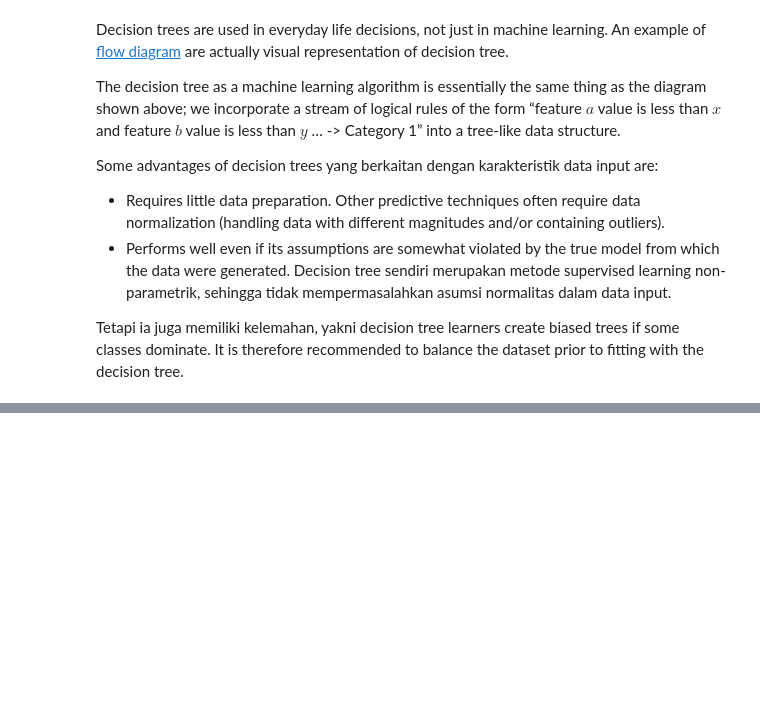
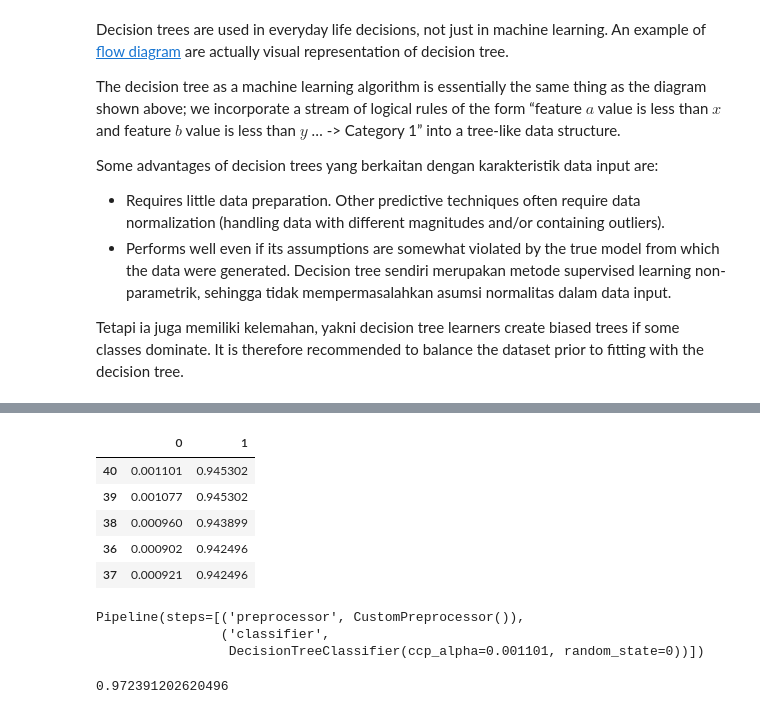
Before and after one commit to garudapaksi-yusuf/Iranian_Telecom_Churn, a Jupyter notebook: notebook/notebook.ipynb, the cells around one changed output, grey strips where cells are left out. Drawn from its saved outputs; the diff is of its cells as text; code cells hidden in the pictures; blank space fills up the shorter version.

```diff
--- a/notebook/notebook.ipynb
+++ b/notebook/notebook.ipynb
@@ -1496,3 +1543,43 @@ Pipeline(steps=[('preprocessor', CustomPreprocessor()),
+# %%
+pd.DataFrame(
+    [ccp_alphas[2:-1], test_scores]
+).T.sort_values(by=1, ascending=False).head()
+# %% [output]
+|  | 0 | 1 |
+| 40 | 0.001101 | 0.945302 |
+| 39 | 0.001077 | 0.945302 |
+| 38 | 0.000960 | 0.943899 |
+| 36 | 0.000902 | 0.942496 |
+| 37 | 0.000921 | 0.942496 |
+# %%
+from sklearn import tree
+from sklearn.pipeline import Pipeline
+
+dt_classifier = tree.DecisionTreeClassifier(
+    ccp_alpha=0.001101,
+    random_state=arbitrary_random_state
+)
+
+dt_pipeline = Pipeline(
+    steps=[("preprocessor", custom_preprocessor),
+           ("classifier", dt_classifier)]
+)
+
+dt_pipeline.fit(
+    X=X_train,
+    y=y_train
+)
+# %% [output]
+Pipeline(steps=[('preprocessor', CustomPreprocessor()),
+                ('classifier',
+                 DecisionTreeClassifier(ccp_alpha=0.001101, random_state=0))])
+# %%
+dt_pipeline.score(
+    X=X_train,
+    y=y_train
+)
+# %% [output]
+0.972391202620496
 # %%
 dt_pipeline.score(
     X=X_test,
```
Also changed, not shown: parts of 18 cells of this notebook.
